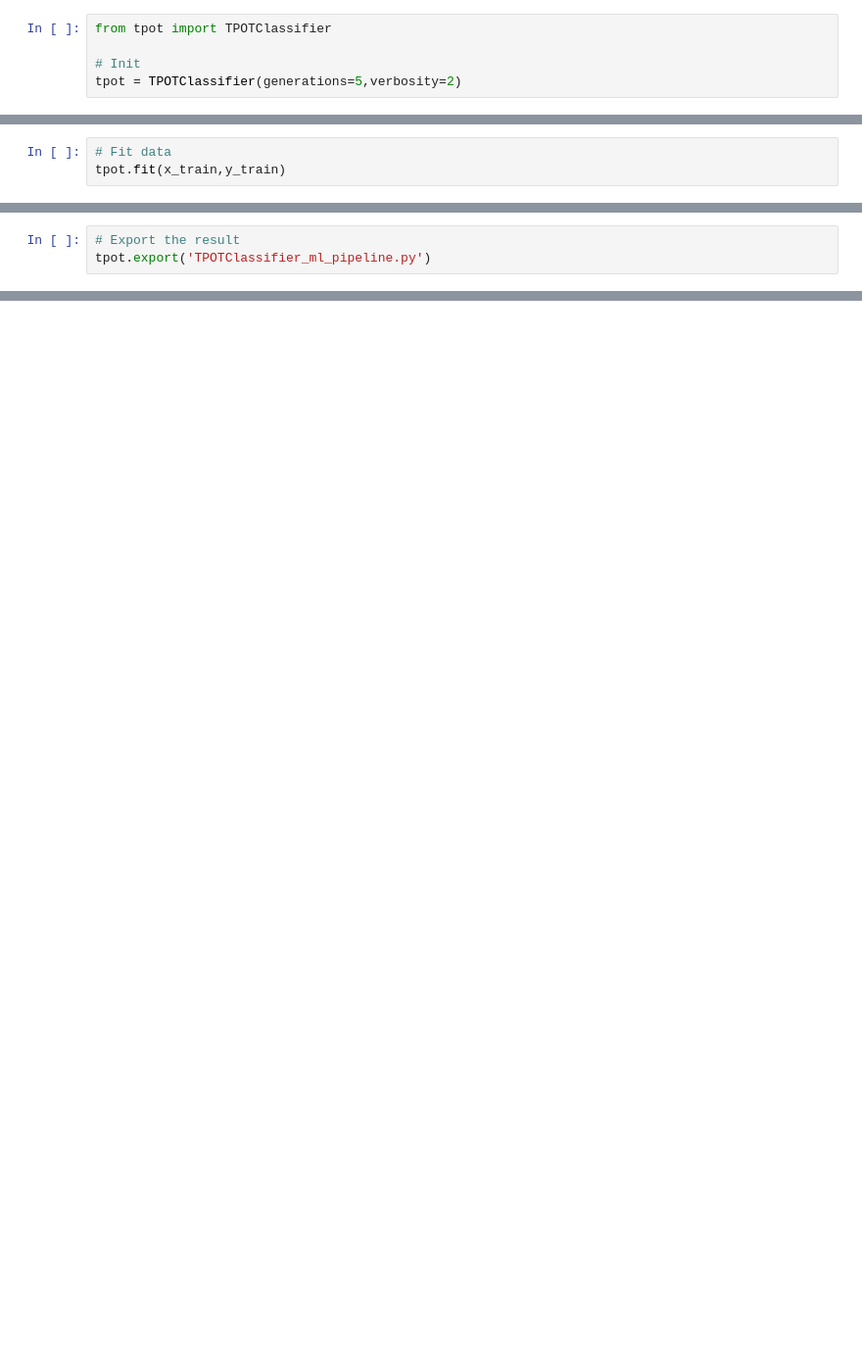
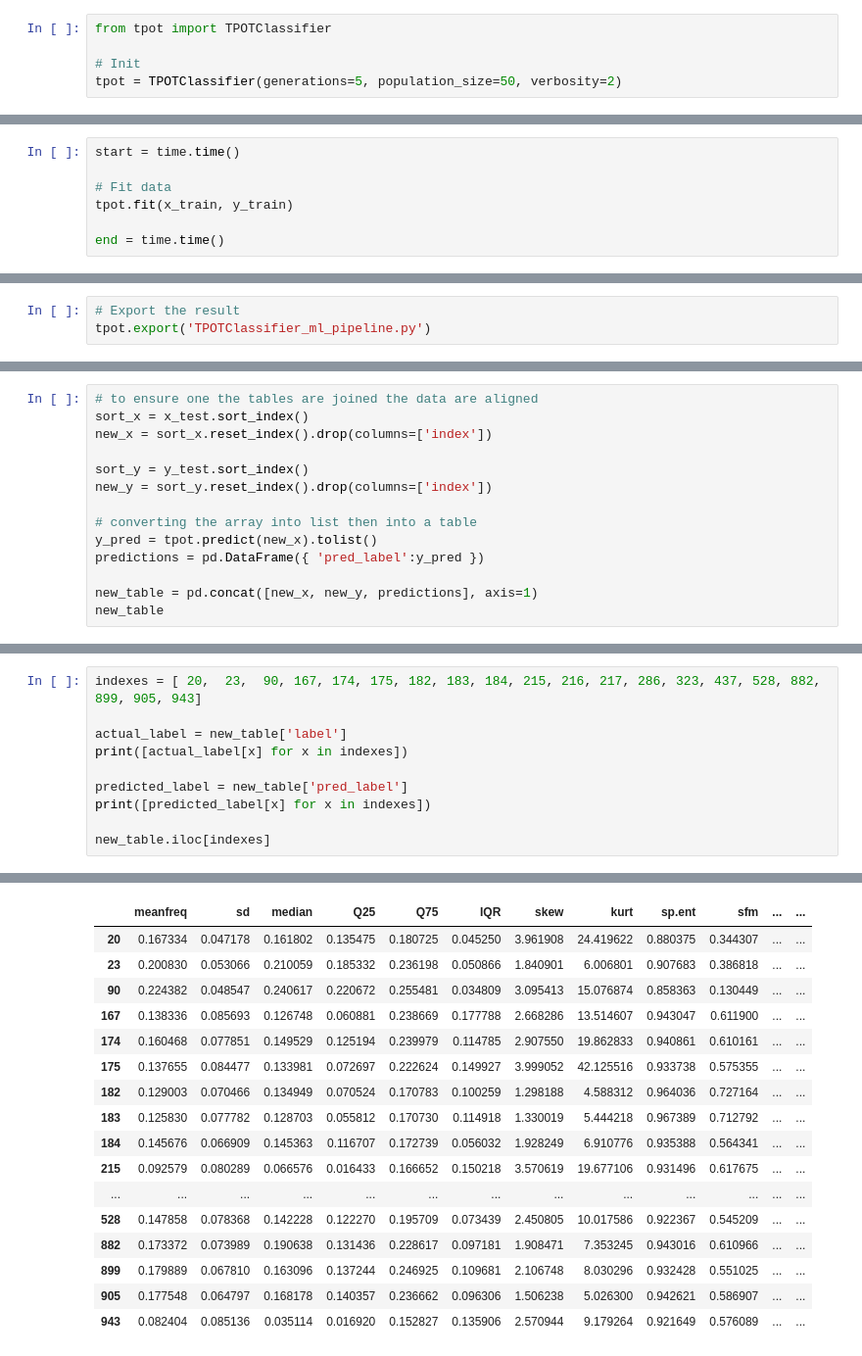
Before and after one commit to 20b2122/AutoML-using-TPOT-in-python, a Jupyter notebook: Voice/Voice.ipynb, the cells around one changed output, grey strips where cells are left out. Shown: that part at 98% size. Saved outputs shown, nothing was run; the diff lists cells and outputs as text; blank space fills up the shorter version.

```diff
--- a/Voice/Voice.ipynb
+++ b/Voice/Voice.ipynb
@@ -185,4 +213,4 @@ x_train,x_test,y_train,y_test = train_test_split(x, y, test_size=0.3, random_sta
 from tpot import TPOTClassifier
 
 # Init
-tpot = TPOTClassifier(generations=5,verbosity=2)
+tpot = TPOTClassifier(generations=5, population_size=50, verbosity=2)
@@ -189,4 +229,8 @@ tpot = TPOTClassifier(generations=5,verbosity=2)
 # %%
+start = time.time()
+
 # Fit data
-tpot.fit(x_train,y_train)
+tpot.fit(x_train, y_train)
+
+end = time.time()
 # %% [output]
@@ -222,0 +302,14 @@ output
+# %%
+# to ensure one the tables are joined the data are aligned
+sort_x = x_test.sort_index()
+new_x = sort_x.reset_index().drop(columns=['index'])
+
+sort_y = y_test.sort_index()
+new_y = sort_y.reset_index().drop(columns=['index'])
+
+# converting the array into list then into a table
+y_pred = tpot.predict(new_x).tolist()
+predictions = pd.DataFrame({ 'pred_label':y_pred })
+
+new_table = pd.concat([new_x, new_y, predictions], axis=1)
+new_table
@@ -222,0 +335,11 @@ output
+# %%
+indexes = [ 20,  23,  90, 167, 174, 175, 182, 183, 184, 215, 216, 217, 286, 323, 437, 528, 882, 899, 905, 943]
+
+actual_label = new_table['label']
+print([actual_label[x] for x in indexes])
+
+predicted_label = new_table['pred_label']
+print([predicted_label[x] for x in indexes])
+
+new_table.iloc[indexes]
+# %% [output]
@@ -222,0 +348,17 @@ output
+|  | meanfreq | sd | median | Q25 | Q75 | IQR | skew | kurt | sp.ent | sfm | ... | ... |
+| 20 | 0.167334 | 0.047178 | 0.161802 | 0.135475 | 0.180725 | 0.045250 | 3.961908 | 24.419622 | 0.880375 | 0.344307 | ... | ... |
+| 23 | 0.200830 | 0.053066 | 0.210059 | 0.185332 | 0.236198 | 0.050866 | 1.840901 | 6.006801 | 0.907683 | 0.386818 | ... | ... |
+| 90 | 0.224382 | 0.048547 | 0.240617 | 0.220672 | 0.255481 | 0.034809 | 3.095413 | 15.076874 | 0.858363 | 0.130449 | ... | ... |
+| 167 | 0.138336 | 0.085693 | 0.126748 | 0.060881 | 0.238669 | 0.177788 | 2.668286 | 13.514607 | 0.943047 | 0.611900 | ... | ... |
+| 174 | 0.160468 | 0.077851 | 0.149529 | 0.125194 | 0.239979 | 0.114785 | 2.907550 | 19.862833 | 0.940861 | 0.610161 | ... | ... |
+| 175 | 0.137655 | 0.084477 | 0.133981 | 0.072697 | 0.222624 | 0.149927 | 3.999052 | 42.125516 | 0.933738 | 0.575355 | ... | ... |
+| 182 | 0.129003 | 0.070466 | 0.134949 | 0.070524 | 0.170783 | 0.100259 | 1.298188 | 4.588312 | 0.964036 | 0.727164 | ... | ... |
+| 183 | 0.125830 | 0.077782 | 0.128703 | 0.055812 | 0.170730 | 0.114918 | 1.330019 | 5.444218 | 0.967389 | 0.712792 | ... | ... |
+| 184 | 0.145676 | 0.066909 | 0.145363 | 0.116707 | 0.172739 | 0.056032 | 1.928249 | 6.910776 | 0.935388 | 0.564341 | ... | ... |
+| 215 | 0.092579 | 0.080289 | 0.066576 | 0.016433 | 0.166652 | 0.150218 | 3.570619 | 19.677106 | 0.931496 | 0.617675 | ... | ... |
+| ... | ... | ... | ... | ... | ... | ... | ... | ... | ... | ... | ... | ... |
+| 528 | 0.147858 | 0.078368 | 0.142228 | 0.122270 | 0.195709 | 0.073439 | 2.450805 | 10.017586 | 0.922367 | 0.545209 | ... | ... |
+| 882 | 0.173372 | 0.073989 | 0.190638 | 0.131436 | 0.228617 | 0.097181 | 1.908471 | 7.353245 | 0.943016 | 0.610966 | ... | ... |
+| 899 | 0.179889 | 0.067810 | 0.163096 | 0.137244 | 0.246925 | 0.109681 | 2.106748 | 8.030296 | 0.932428 | 0.551025 | ... | ... |
+| 905 | 0.177548 | 0.064797 | 0.168178 | 0.140357 | 0.236662 | 0.096306 | 1.506238 | 5.026300 | 0.942621 | 0.586907 | ... | ... |
+| 943 | 0.082404 | 0.085136 | 0.035114 | 0.016920 | 0.152827 | 0.135906 | 2.570944 | 9.179264 | 0.921649 | 0.576089 | ... | ... |
```
Also changed, not shown: parts of 49 cells of this notebook.
